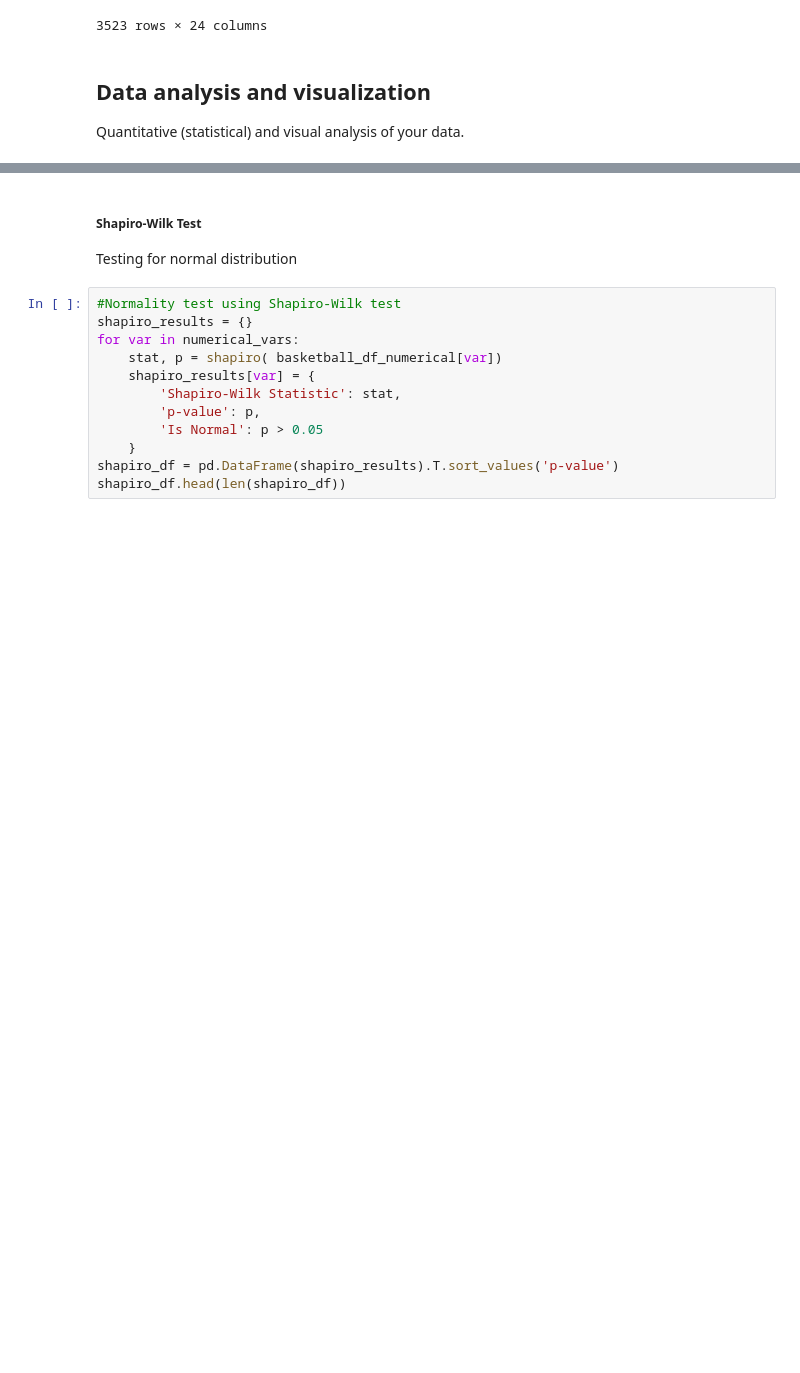
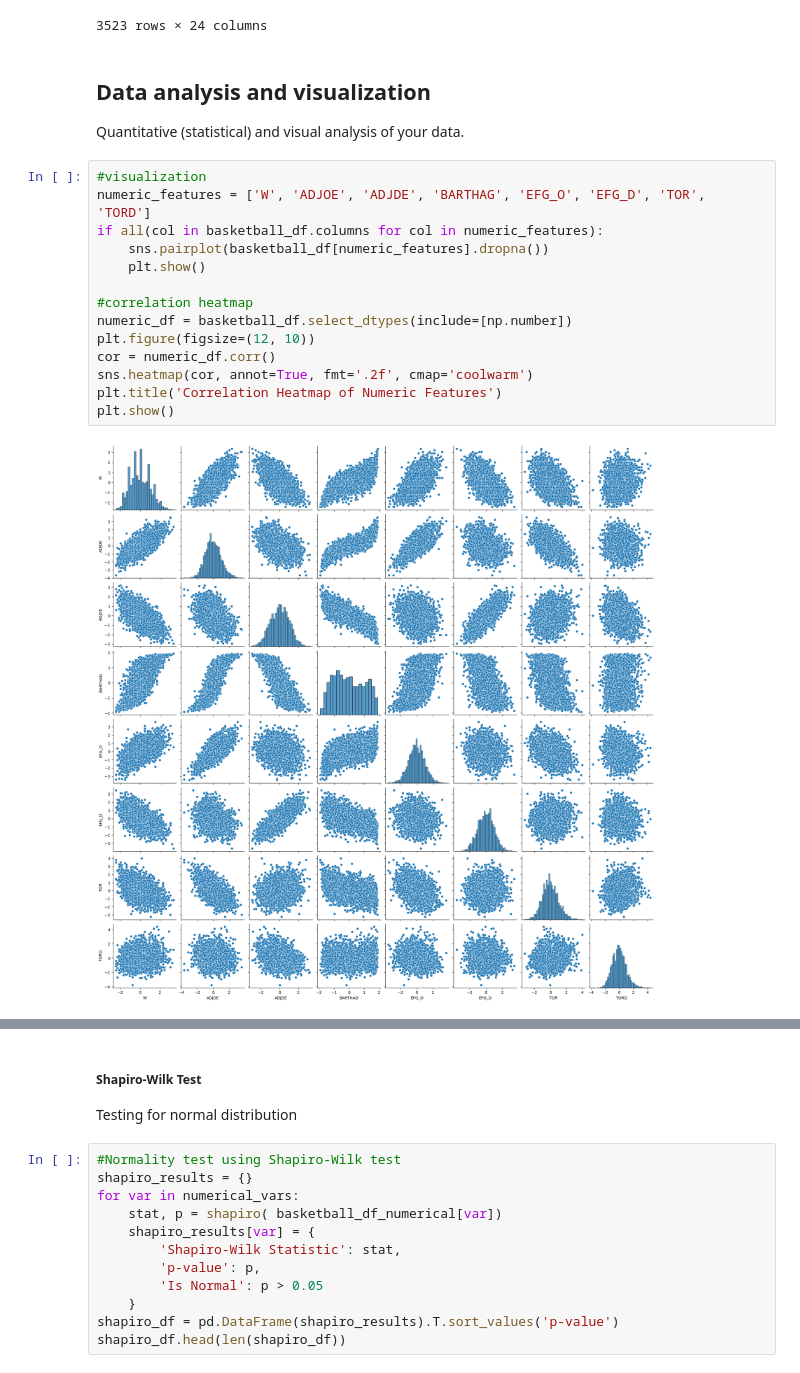
Before and after one commit to regs02/Academic_Performance_v_CBB, a Jupyter notebook: final_project.ipynb, the cells around one changed output, grey strips where cells are left out. Cells and saved outputs as stored; diff of their text form; blank space fills up the shorter version.

```diff
--- a/final_project.ipynb
+++ b/final_project.ipynb
@@ -123,3 +127,19 @@ basketball_df.head(len(basketball_df))
 ## **Data analysis and visualization**
 
 Quantitative (statistical) and visual analysis of your data.
+# %%
+#visualization
+numeric_features = ['W', 'ADJOE', 'ADJDE', 'BARTHAG', 'EFG_O', 'EFG_D', 'TOR', 'TORD']
+if all(col in basketball_df.columns for col in numeric_features):
+    sns.pairplot(basketball_df[numeric_features].dropna())
+    plt.show()
+
+#correlation heatmap
+numeric_df = basketball_df.select_dtypes(include=[np.number])
+plt.figure(figsize=(12, 10))
+cor = numeric_df.corr()
+sns.heatmap(cor, annot=True, fmt='.2f', cmap='coolwarm')
+plt.title('Correlation Heatmap of Numeric Features')
+plt.show()
+# %% [output]
+[figure, added]
```
Also changed, not shown: parts of 21 cells of this notebook, 1 other file.
